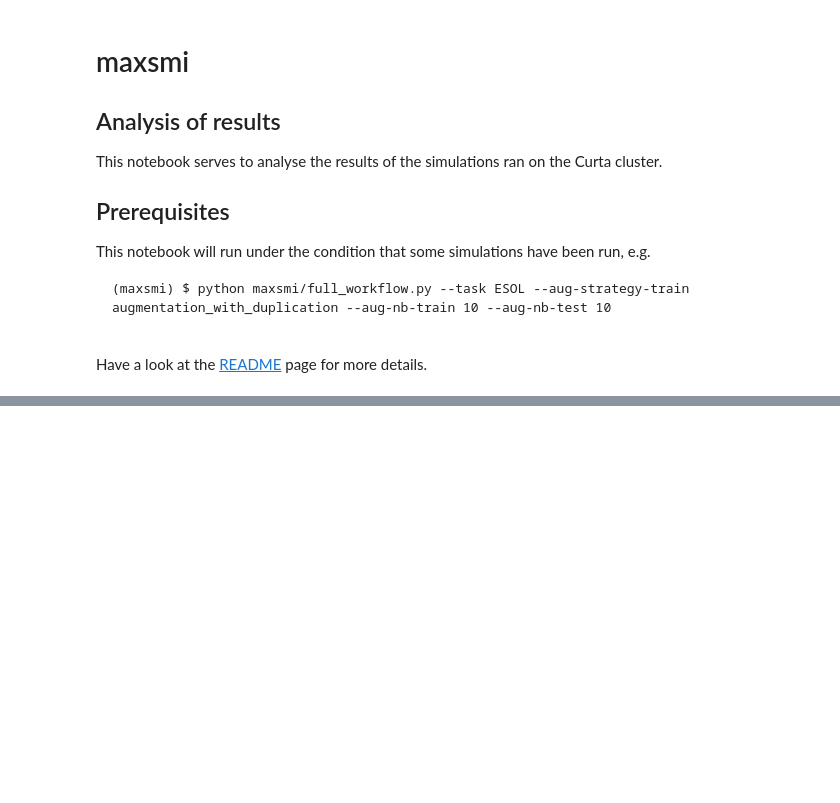
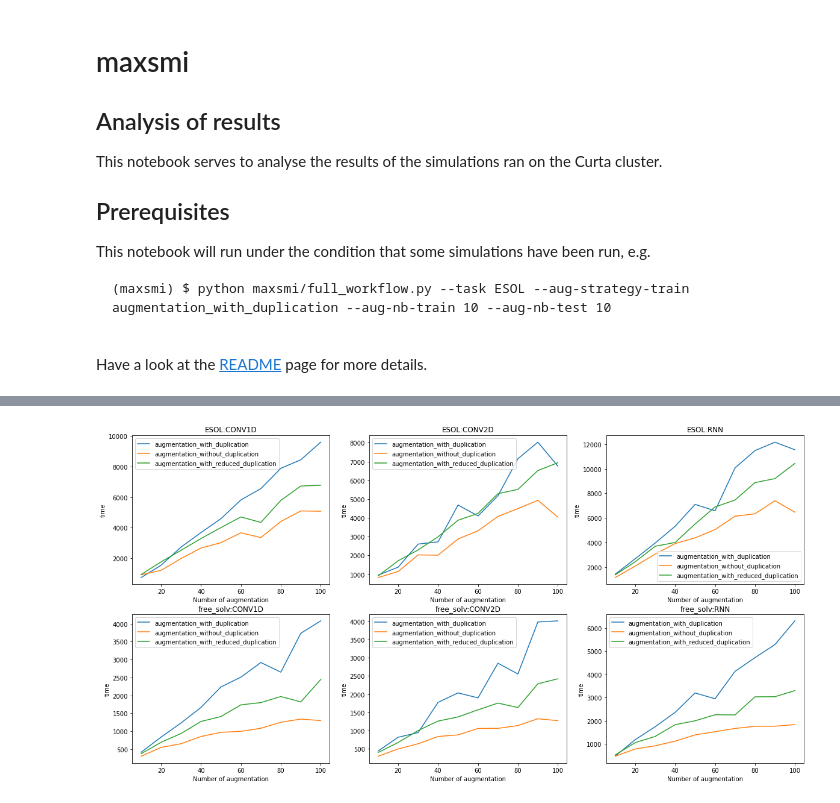
Before and after one commit to volkamerlab/maxsmi, a Jupyter notebook: maxsmi/analysis_results_final.ipynb, the cells around one changed output, grey strips where cells are left out. Saved outputs shown, nothing was run; the diff lists cells and outputs as text; code cells hidden in the pictures; blank space fills up the shorter version.

```diff
--- a/maxsmi/analysis_results_final.ipynb
+++ b/maxsmi/analysis_results_final.ipynb
@@ -85,0 +89,4 @@ plot_metric("r2", "test")
+# %%
+plot_metric("time", "train")
+# %% [output]
+[figure, added]
```
Also changed, not shown: parts of 2 cells of this notebook, 2 other files.
